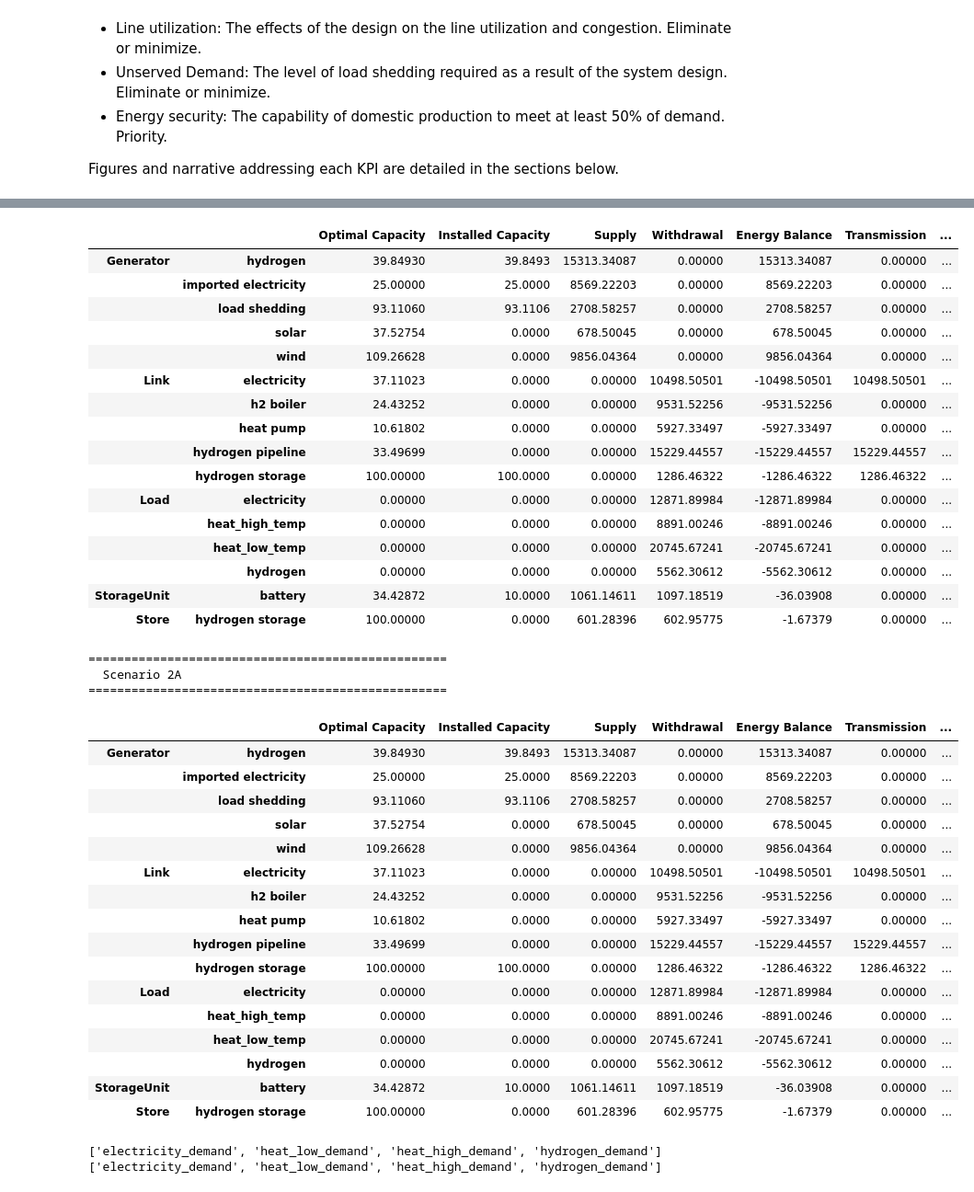
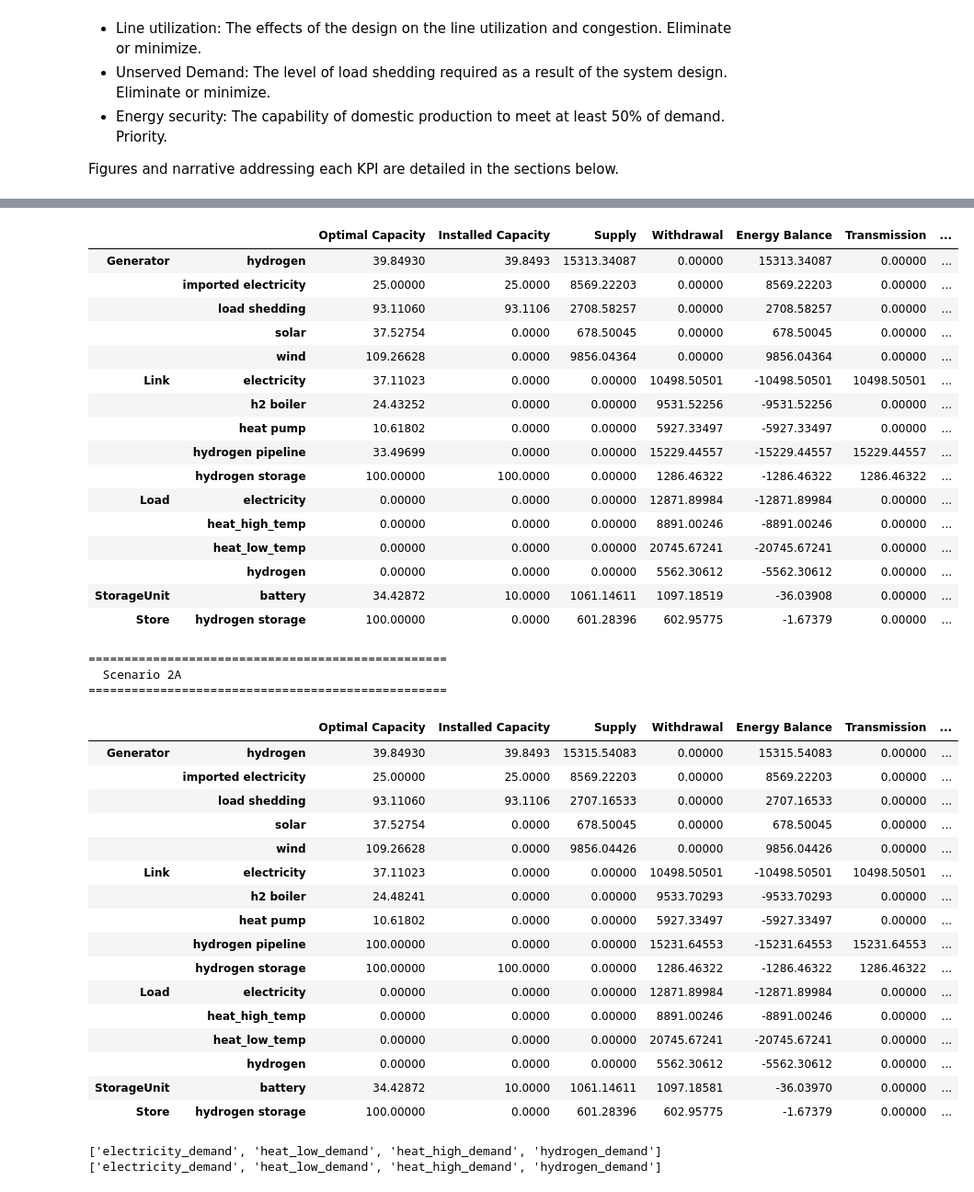
Before and after one commit to karivero/esi_final_repo, a Jupyter notebook: final_esi/ESI_Assignment/part2_combined_submission.ipynb, the cells around one changed output, grey strips where cells are left out. Shown at 92% size. Saved outputs shown, nothing was run; the diff lists cells and outputs as text; code cells hidden in the pictures.

```diff
--- a/final_esi/ESI_Assignment/part2_combined_submission.ipynb
+++ b/final_esi/ESI_Assignment/part2_combined_submission.ipynb
@@ -1100,9 +1100,6 @@ Scenarios were analyzed for impact across the following KPIs:
 
 Figures and narrative addressing each KPI are detailed in the sections below.
 # %%
-n = networks["Full Optimization"]
-print(n.generators[n.generators.index.str.contains("shed|shedding|curtail", case=False)])
-
 for label, n in networks.items():
     print(f"\n{'='*50}")
     print(f"  {label}")
@@ -1126,42 +1109,42 @@ loadshed_heat_high             False        0.0        inf        NaN
 ==================================================
   Full Optimization
 ==================================================
 |  |  | Optimal Capacity | Installed Capacity | Supply | Withdrawal | Energy Balance | Transmission | ... |
 | Generator | hydrogen | 39.84930 | 39.8493 | 15313.34087 | 0.00000 | 15313.34087 | 0.00000 | ... |
 |  | imported electricity | 25.00000 | 25.0000 | 8569.22203 | 0.00000 | 8569.22203 | 0.00000 | ... |
 |  | load shedding | 93.11060 | 93.1106 | 2708.58257 | 0.00000 | 2708.58257 | 0.00000 | ... |
 |  | solar | 37.52754 | 0.0000 | 678.50045 | 0.00000 | 678.50045 | 0.00000 | ... |
 |  | wind | 109.26628 | 0.0000 | 9856.04364 | 0.00000 | 9856.04364 | 0.00000 | ... |
 | Link | electricity | 37.11023 | 0.0000 | 0.00000 | 10498.50501 | -10498.50501 | 10498.50501 | ... |
 |  | h2 boiler | 24.43252 | 0.0000 | 0.00000 | 9531.52256 | -9531.52256 | 0.00000 | ... |
 |  | heat pump | 10.61802 | 0.0000 | 0.00000 | 5927.33497 | -5927.33497 | 0.00000 | ... |
 |  | hydrogen pipeline | 33.49699 | 0.0000 | 0.00000 | 15229.44557 | -15229.44557 | 15229.44557 | ... |
 |  | hydrogen storage | 100.00000 | 100.0000 | 0.00000 | 1286.46322 | -1286.46322 | 1286.46322 | ... |
 | Load | electricity | 0.00000 | 0.0000 | 0.00000 | 12871.89984 | -12871.89984 | 0.00000 | ... |
 |  | heat_high_temp | 0.00000 | 0.0000 | 0.00000 | 8891.00246 | -8891.00246 | 0.00000 | ... |
 |  | heat_low_temp | 0.00000 | 0.0000 | 0.00000 | 20745.67241 | -20745.67241 | 0.00000 | ... |
 |  | hydrogen | 0.00000 | 0.0000 | 0.00000 | 5562.30612 | -5562.30612 | 0.00000 | ... |
 | StorageUnit | battery | 34.42872 | 10.0000 | 1061.14611 | 1097.18519 | -36.03908 | 0.00000 | ... |
 | Store | hydrogen storage | 100.00000 | 0.0000 | 601.28396 | 602.95775 | -1.67379 | 0.00000 | ... |
 ==================================================
   Scenario 2A
 ==================================================
 |  |  | Optimal Capacity | Installed Capacity | Supply | Withdrawal | Energy Balance | Transmission | ... |
-| Generator | hydrogen | 39.84930 | 39.8493 | 15313.34087 | 0.00000 | 15313.34087 | 0.00000 | ... |
+| Generator | hydrogen | 39.84930 | 39.8493 | 15315.54083 | 0.00000 | 15315.54083 | 0.00000 | ... |
 |  | imported electricity | 25.00000 | 25.0000 | 8569.22203 | 0.00000 | 8569.22203 | 0.00000 | ... |
-|  | load shedding | 93.11060 | 93.1106 | 2708.58257 | 0.00000 | 2708.58257 | 0.00000 | ... |
+|  | load shedding | 93.11060 | 93.1106 | 2707.16533 | 0.00000 | 2707.16533 | 0.00000 | ... |
 |  | solar | 37.52754 | 0.0000 | 678.50045 | 0.00000 | 678.50045 | 0.00000 | ... |
-|  | wind | 109.26628 | 0.0000 | 9856.04364 | 0.00000 | 9856.04364 | 0.00000 | ... |
+|  | wind | 109.26628 | 0.0000 | 9856.04426 | 0.00000 | 9856.04426 | 0.00000 | ... |
 | Link | electricity | 37.11023 | 0.0000 | 0.00000 | 10498.50501 | -10498.50501 | 10498.50501 | ... |
-|  | h2 boiler | 24.43252 | 0.0000 | 0.00000 | 9531.52256 | -9531.52256 | 0.00000 | ... |
+|  | h2 boiler | 24.48241 | 0.0000 | 0.00000 | 9533.70293 | -9533.70293 | 0.00000 | ... |
 |  | heat pump | 10.61802 | 0.0000 | 0.00000 | 5927.33497 | -5927.33497 | 0.00000 | ... |
-|  | hydrogen pipeline | 33.49699 | 0.0000 | 0.00000 | 15229.44557 | -15229.44557 | 15229.44557 | ... |
+|  | hydrogen pipeline | 100.00000 | 0.0000 | 0.00000 | 15231.64553 | -15231.64553 | 15231.64553 | ... |
 |  | hydrogen storage | 100.00000 | 100.0000 | 0.00000 | 1286.46322 | -1286.46322 | 1286.46322 | ... |
 | Load | electricity | 0.00000 | 0.0000 | 0.00000 | 12871.89984 | -12871.89984 | 0.00000 | ... |
 |  | heat_high_temp | 0.00000 | 0.0000 | 0.00000 | 8891.00246 | -8891.00246 | 0.00000 | ... |
 |  | heat_low_temp | 0.00000 | 0.0000 | 0.00000 | 20745.67241 | -20745.67241 | 0.00000 | ... |
 |  | hydrogen | 0.00000 | 0.0000 | 0.00000 | 5562.30612 | -5562.30612 | 0.00000 | ... |
-| StorageUnit | battery | 34.42872 | 10.0000 | 1061.14611 | 1097.18519 | -36.03908 | 0.00000 | ... |
+| StorageUnit | battery | 34.42872 | 10.0000 | 1061.14611 | 1097.18581 | -36.03970 | 0.00000 | ... |
 | Store | hydrogen storage | 100.00000 | 0.0000 | 601.28396 | 602.95775 | -1.67379 | 0.00000 | ... |
 # %%
 def build_cost_df(n, annualized_capex_wind, annualized_opex_wind,
```
Also changed, not shown: parts of 4 cells of this notebook, 2 other files.
